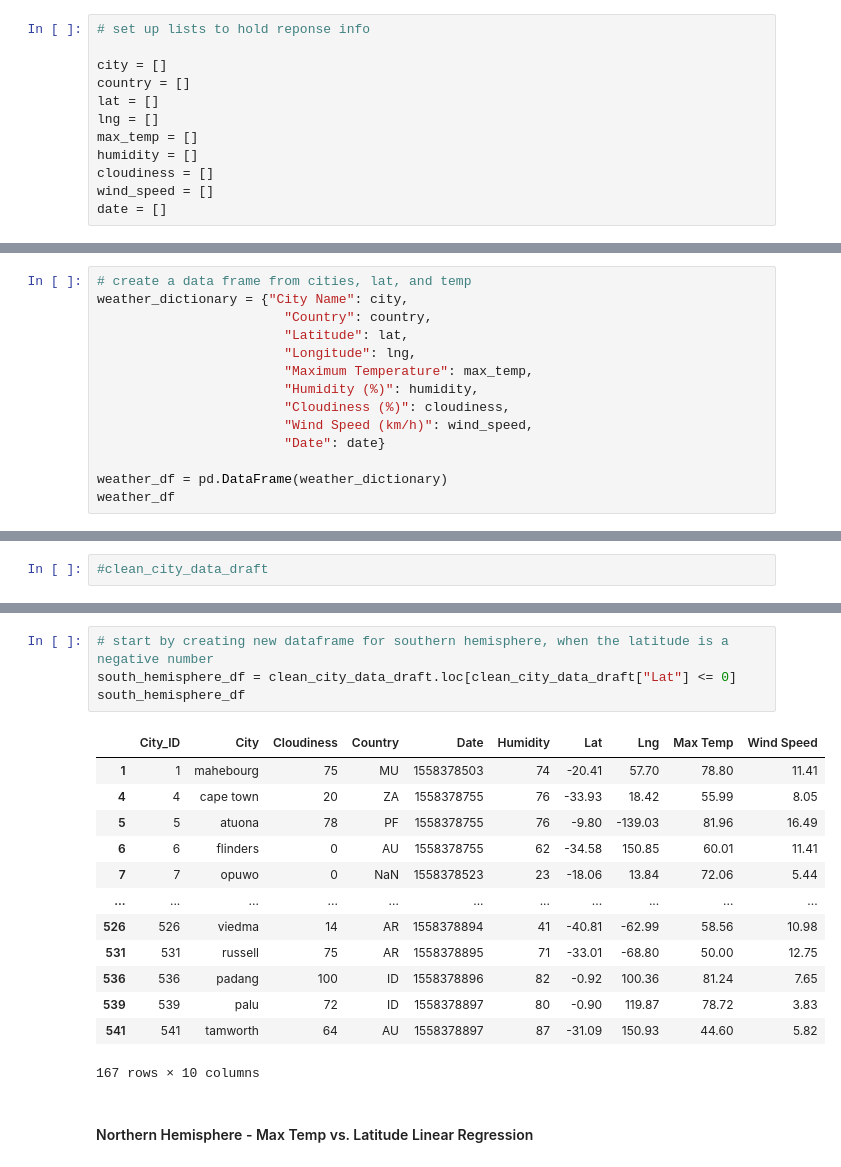
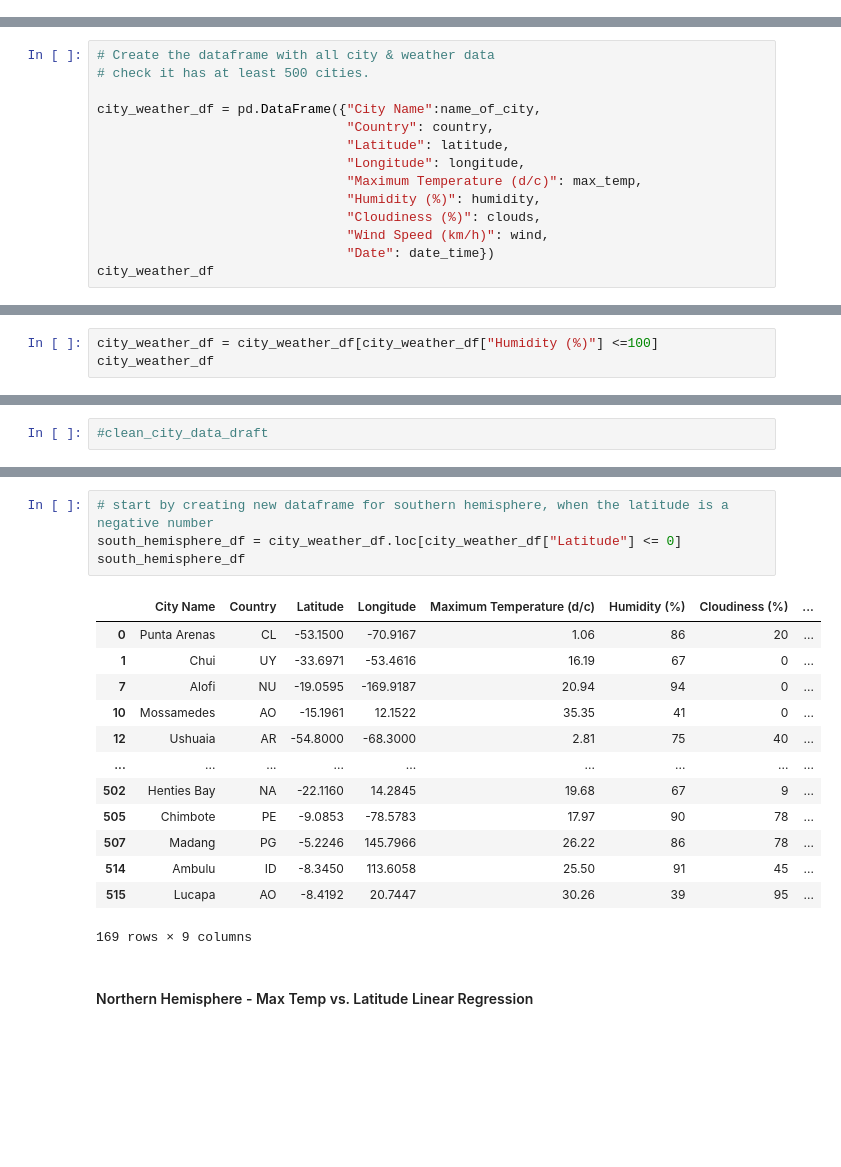
Before and after one commit to Carly-Jane/Python_API_Homework_Carly_Wieland, a Jupyter notebook: starter_code/WeatherPy.ipynb, the cells around one changed output, grey strips where cells are left out. Cells and saved outputs as stored; diff of their text form; blank space fills up the shorter version.

```diff
--- a/starter_code/WeatherPy.ipynb
+++ b/starter_code/WeatherPy.ipynb
@@ -133,12 +88,0 @@ query_url
-# %%
-# set up lists to hold reponse info
-
-city = []
-country = []
-lat = []
-lng = []
-max_temp = []
-humidity = []
-cloudiness = []
-wind_speed = []
-date = []
@@ -198,14 +167,14 @@ for city in cities:
 # %%
-# create a data frame from cities, lat, and temp
-weather_dictionary = {"City Name": city,
-                        "Country": country,
-                        "Latitude": lat,
-                        "Longitude": lng,
-                        "Maximum Temperature": max_temp,
-                        "Humidity (%)": humidity,
-                        "Cloudiness (%)": cloudiness,
-                        "Wind Speed (km/h)": wind_speed,
-                        "Date": date}
+# Create the dataframe with all city & weather data
+# check it has at least 500 cities.
 
-weather_df = pd.DataFrame(weather_dictionary)
-weather_df
+city_weather_df = pd.DataFrame({"City Name":name_of_city,
+                                "Country": country,
+                                "Latitude": latitude,
+                                "Longitude": longitude,
+                                "Maximum Temperature (d/c)": max_temp,
+                                "Humidity (%)": humidity,
+                                "Cloudiness (%)": clouds,
+                                "Wind Speed (km/h)": wind,
+                                "Date": date_time})
+city_weather_df
@@ -273,0 +220,3 @@ draft_cities_df
+# %%
+city_weather_df = city_weather_df[city_weather_df["Humidity (%)"] <=100]
+city_weather_df
@@ -368,21 +310,21 @@ north_hemisphere_df
 # %%
 # start by creating new dataframe for southern hemisphere, when the latitude is a negative number
-south_hemisphere_df = clean_city_data_draft.loc[clean_city_data_draft["Lat"] <= 0]
+south_hemisphere_df = city_weather_df.loc[city_weather_df["Latitude"] <= 0]
 south_hemisphere_df
 # %% [output]
-|  | City_ID | City | Cloudiness | Country | Date | Humidity | Lat | Lng | Max Temp | Wind Speed |
-| 1 | 1 | mahebourg | 75 | MU | 1558378503 | 74 | -20.41 | 57.70 | 78.80 | 11.41 |
-| 4 | 4 | cape town | 20 | ZA | 1558378755 | 76 | -33.93 | 18.42 | 55.99 | 8.05 |
-| 5 | 5 | atuona | 78 | PF | 1558378755 | 76 | -9.80 | -139.03 | 81.96 | 16.49 |
-| 6 | 6 | flinders | 0 | AU | 1558378755 | 62 | -34.58 | 150.85 | 60.01 | 11.41 |
-| 7 | 7 | opuwo | 0 | NaN | 1558378523 | 23 | -18.06 | 13.84 | 72.06 | 5.44 |
-| ... | ... | ... | ... | ... | ... | ... | ... | ... | ... | ... |
-| 526 | 526 | viedma | 14 | AR | 1558378894 | 41 | -40.81 | -62.99 | 58.56 | 10.98 |
-| 531 | 531 | russell | 75 | AR | 1558378895 | 71 | -33.01 | -68.80 | 50.00 | 12.75 |
-| 536 | 536 | padang | 100 | ID | 1558378896 | 82 | -0.92 | 100.36 | 81.24 | 7.65 |
-| 539 | 539 | palu | 72 | ID | 1558378897 | 80 | -0.90 | 119.87 | 78.72 | 3.83 |
-| 541 | 541 | tamworth | 64 | AU | 1558378897 | 87 | -31.09 | 150.93 | 44.60 | 5.82 |
+|  | City Name | Country | Latitude | Longitude | Maximum Temperature (d/c) | Humidity (%) | Cloudiness (%) | ... |
+| 0 | Punta Arenas | CL | -53.1500 | -70.9167 | 1.06 | 86 | 20 | ... |
+| 1 | Chui | UY | -33.6971 | -53.4616 | 16.19 | 67 | 0 | ... |
+| 7 | Alofi | NU | -19.0595 | -169.9187 | 20.94 | 94 | 0 | ... |
+| 10 | Mossamedes | AO | -15.1961 | 12.1522 | 35.35 | 41 | 0 | ... |
+| 12 | Ushuaia | AR | -54.8000 | -68.3000 | 2.81 | 75 | 40 | ... |
+| ... | ... | ... | ... | ... | ... | ... | ... | ... |
+| 502 | Henties Bay | NA | -22.1160 | 14.2845 | 19.68 | 67 | 9 | ... |
+| 505 | Chimbote | PE | -9.0853 | -78.5783 | 17.97 | 90 | 78 | ... |
+| 507 | Madang | PG | -5.2246 | 145.7966 | 26.22 | 86 | 78 | ... |
+| 514 | Ambulu | ID | -8.3450 | 113.6058 | 25.50 | 91 | 45 | ... |
+| 515 | Lucapa | AO | -8.4192 | 20.7447 | 30.26 | 39 | 95 | ... |
-167 rows × 10 columns
+169 rows × 9 columns
 # %% [markdown]
 ####  Northern Hemisphere - Max Temp vs. Latitude Linear Regression
 # %%
```
Also changed, not shown: parts of 32 cells of this notebook, 1 other file.
